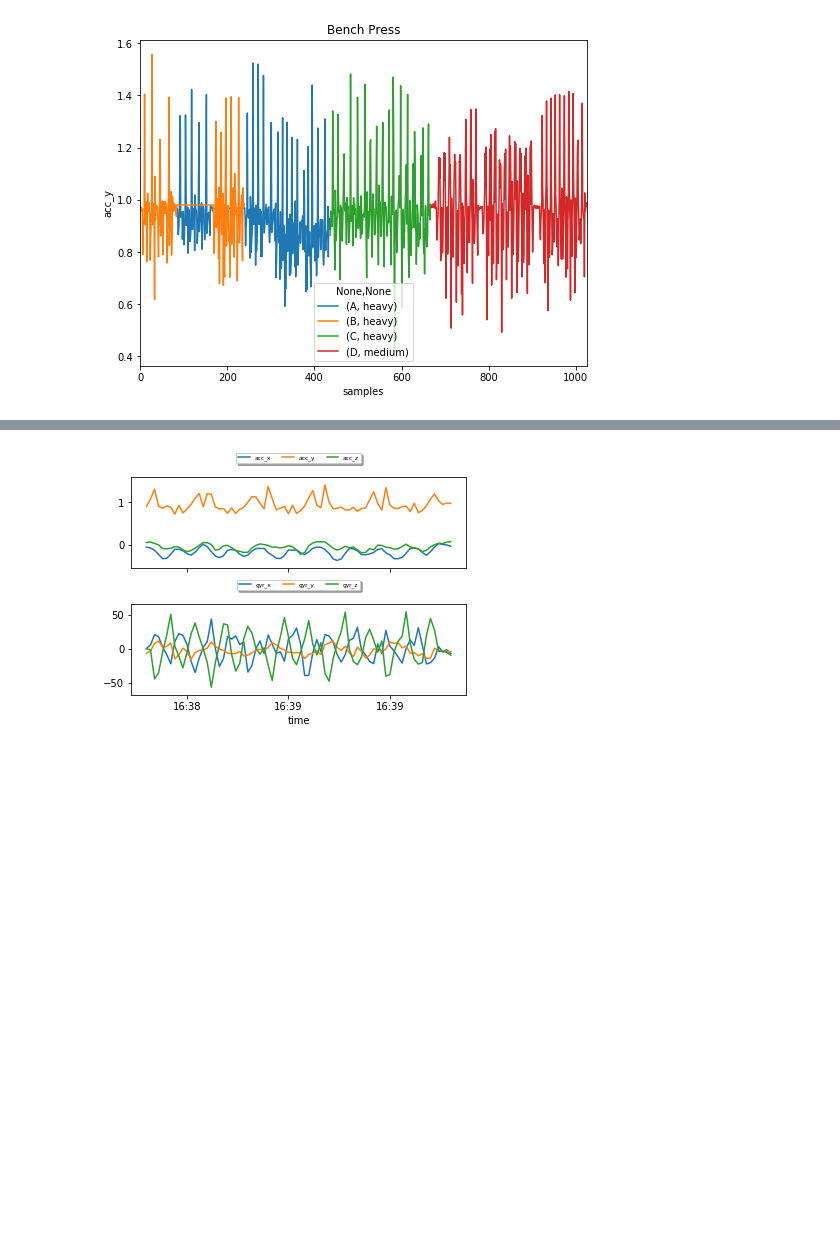
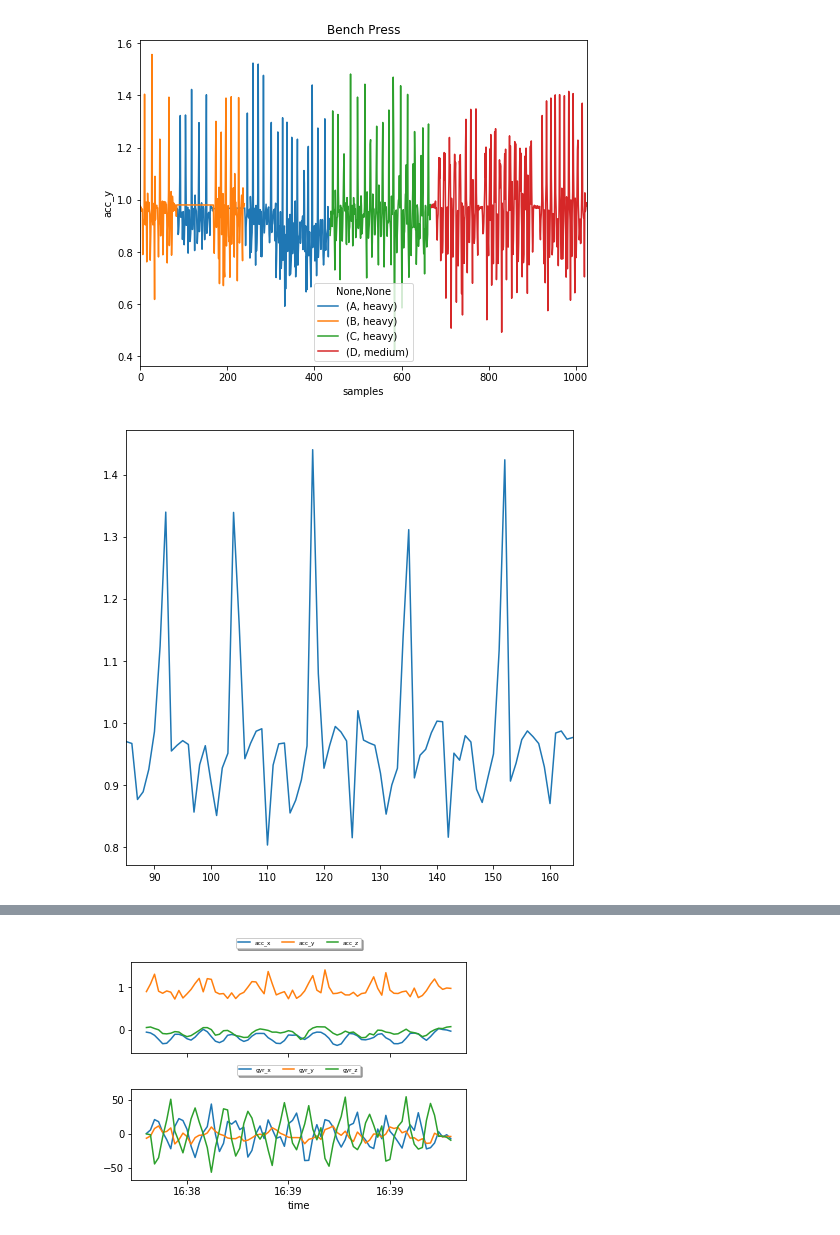
Before and after one commit to daveebbelaar/tracking-barbell-exercises, a Jupyter notebook: PythonCode/ch2_visualizing_data.ipynb, the cells around one changed output, grey strips where cells are left out. Saved outputs shown, nothing was run; the diff lists cells and outputs as text; code cells hidden in the pictures; blank space fills up the shorter version.

```diff
--- a/PythonCode/ch2_visualizing_data.ipynb
+++ b/PythonCode/ch2_visualizing_data.ipynb
@@ -56,3 +64,12 @@ ax.set_ylabel(feature)
 plot.show()
 # %% [output]
 [figure]
+# %%
+# Graph of a heavy bench press set (5 reps)
+fig, ax = plot.subplots(figsize=(8,8))
+bench.reset_index()['acc_r'][85:165].plot()
+# ax.set_xlabel('samples')
+# ax.set_ylabel('Acceleration')
+plot.show()
+# %% [output]
+[figure, added]
```
Also changed, not shown: parts of 8 cells of this notebook, 4 other files.
